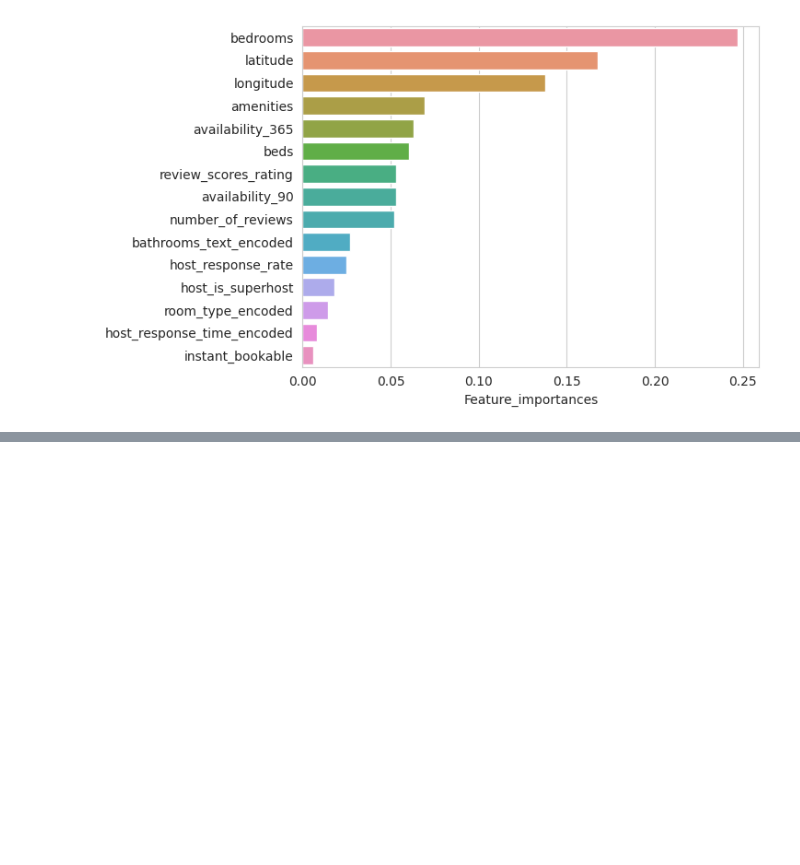
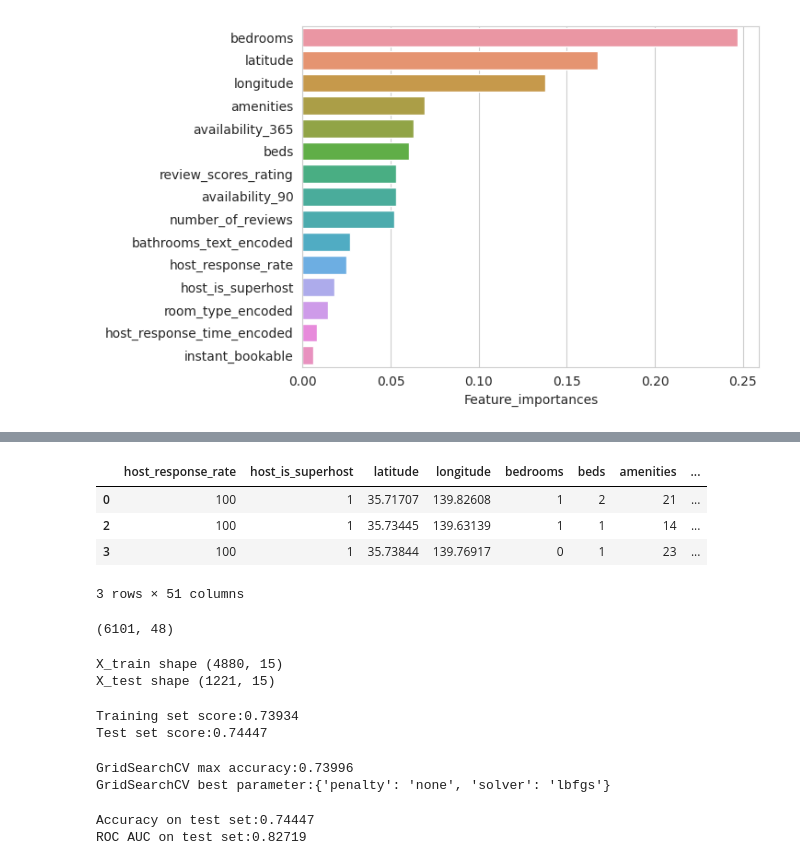
Before and after one commit to rainnn99/-DataAnalysis_Airbnb, a Jupyter notebook: DataAnalysis_Airbnb.ipynb, the cells around one changed output, grey strips where cells are left out. Saved outputs shown, nothing was run; the diff lists cells and outputs as text; code cells hidden in the pictures; blank space fills up the shorter version.

```diff
--- a/DataAnalysis_Airbnb.ipynb
+++ b/DataAnalysis_Airbnb.ipynb
@@ -975,0 +974,67 @@ display(graphviz.Source(dot_graph))
+# %%
+#로지스틱회귀
+df_lr = df_tree.copy()
+cols = ['host_response_time_encoded', 'room_type_encoded', 'bathrooms_text_encoded']
+df_lr = pd.get_dummies(df_lr, columns = cols)
+df_lr.head(3)
+#df_lr.info
+# %% [output]
+|  | host_response_rate | host_is_superhost | latitude | longitude | bedrooms | beds | amenities | ... |
+| 0 | 100 | 1 | 35.71707 | 139.82608 | 1 | 2 | 21 | ... |
+| 2 | 100 | 1 | 35.73445 | 139.63139 | 1 | 1 | 14 | ... |
+| 3 | 100 | 1 | 35.73844 | 139.76917 | 0 | 1 | 23 | ... |
+3 rows × 51 columns
+# %%
+#가장많은 값을 가지는 변수를 기준 더미변수로 설정 후 제거
+cols=['host_response_time_encoded_3.0', 'room_type_encoded_0.0', 'bathrooms_text_encoded_3.0']
+df_lr = df_lr.drop(cols, axis=1)
+df_lr.shape
+# %% [output]
+(6101, 48)
+# %%
+data = df_lr.drop(['price_B'], axis=1)
+target = df_lr['price_B']
+
+x_train, x_test, y_train, y_test = train_test_split(data, target, test_size=0.2, random_state=42)
+
+print("X_train shape", X_train.shape)
+print("X_test shape", X_test.shape)
+# %% [output]
+X_train shape (4880, 15)
+X_test shape (1221, 15)
+# %%
+from sklearn.linear_model import LogisticRegression
+
+lr = LogisticRegression(solver='lbfgs', penalty='none', random_state=123, n_jobs=-1)
+model = lr.fit(x_train, y_train)
+pred = model.predict(x_test)
+
+print("Training set score:{:.5f}".format(model.score(x_train, y_train)))
+print("Test set score:{:.5f}".format(accuracy_score(y_test, pred)))
+# %% [output]
+Training set score:0.73934
+Test set score:0.74447
+# %%
+#GridSearch 실행
+lr = LogisticRegression(solver='lbfgs', penalty='none', random_state=0, n_jobs=-1)
+
+params = {'solver':['lbfgs', 'saga'], 'penalty':['none']}
+grid_lr = GridSearchCV(lr, param_grid=params, scoring='accuracy', cv=5, n_jobs=-1)
+grid_lr.fit(x_train, y_train)
+
+print("GridSearchCV max accuracy:{:.5f}".format(grid_lr.best_score_))
+print("GridSearchCV best parameter:{}".format(grid_lr.best_params_))
+# %% [output]
+GridSearchCV max accuracy:0.73996
+GridSearchCV best parameter:{'penalty': 'none', 'solver': 'lbfgs'}
+# %%
+best_clf = grid_lr.best_estimator_
+pred = best_clf.predict(x_test)
+print("Accuracy on test set:{:.5f}".format(accuracy_score(y_test, pred)))
+
+from sklearn.metrics import roc_auc_score
+ROC_AUC = roc_auc_score(y_test,best_clf.predict_proba(x_test)[:, 1])
+print("ROC AUC on test set:{:.5f}".format(ROC_AUC))
+# %% [output]
+Accuracy on test set:0.74447
+ROC AUC on test set:0.82719
```
Also changed, not shown: parts of 4 cells of this notebook.
